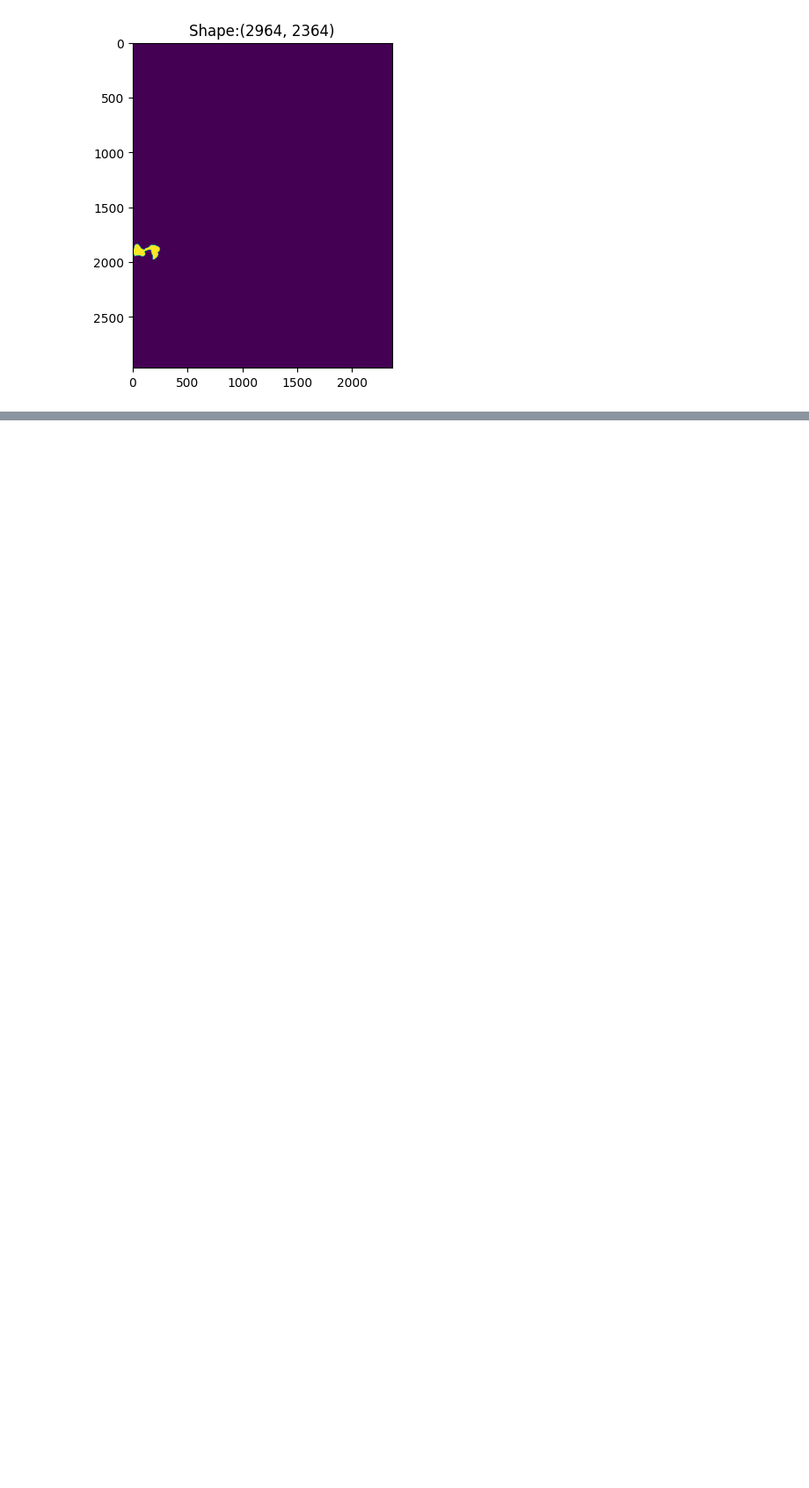
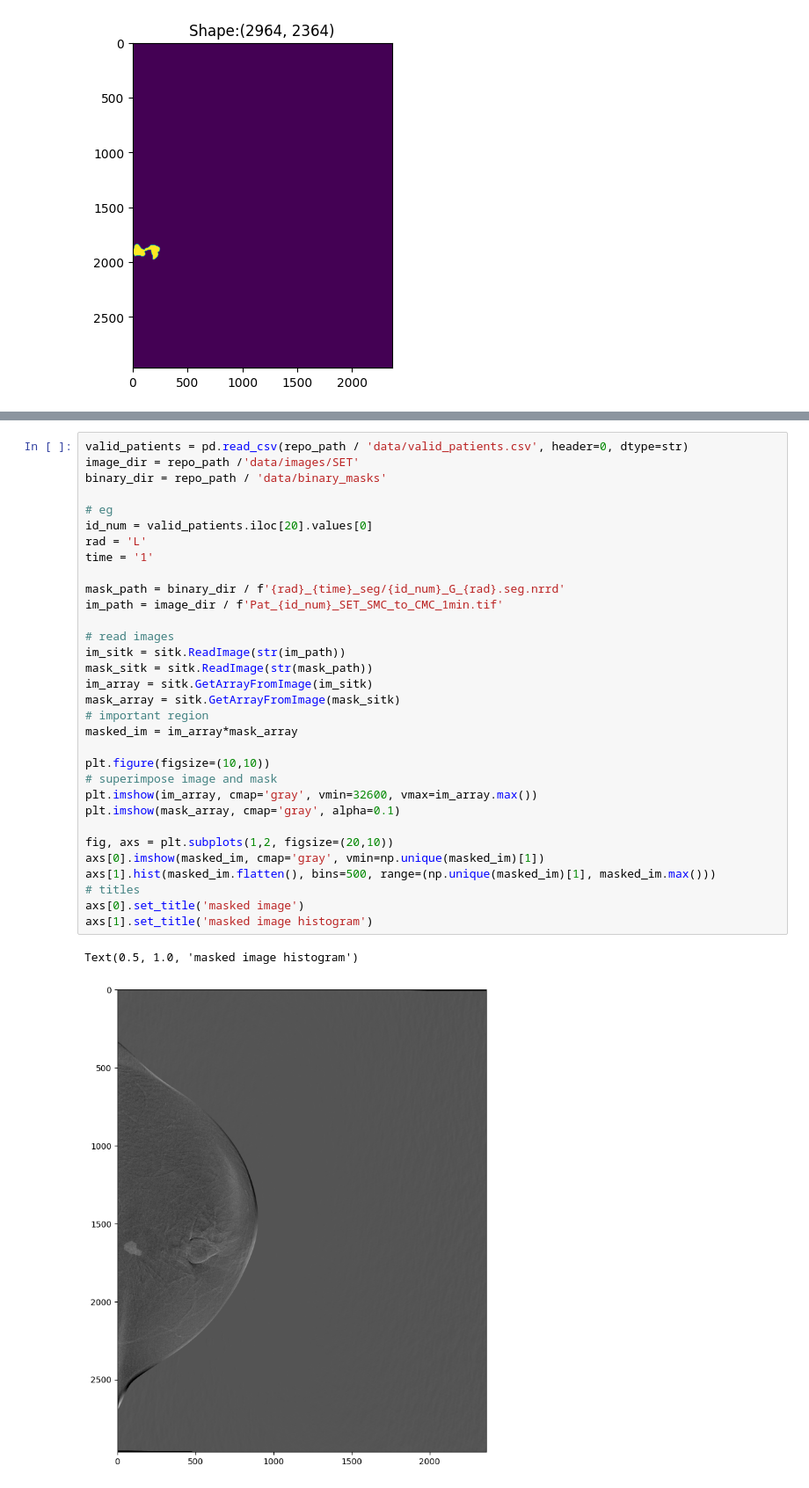
Before and after one commit to Likalto4/Added_value_feature_uncertainty, a Jupyter notebook: data_analysis/data_visualisation.ipynb, the cells around one changed output, grey strips where cells are left out. Shown at 88% size. Saved outputs shown, nothing was run; the diff lists cells and outputs as text; blank space fills up the shorter version.

```diff
--- a/data_analysis/data_visualisation.ipynb
+++ b/data_analysis/data_visualisation.ipynb
@@ -168,0 +166,35 @@ expand_rd:[ 986 2117]
+# %%
+valid_patients = pd.read_csv(repo_path / 'data/valid_patients.csv', header=0, dtype=str)
+image_dir = repo_path /'data/images/SET'
+binary_dir = repo_path / 'data/binary_masks'
+
+# eg
+id_num = valid_patients.iloc[20].values[0]
+rad = 'L'
+time = '1'
+
+mask_path = binary_dir / f'{rad}_{time}_seg/{id_num}_G_{rad}.seg.nrrd'
+im_path = image_dir / f'Pat_{id_num}_SET_SMC_to_CMC_1min.tif'
+
+# read images
+im_sitk = sitk.ReadImage(str(im_path))
+mask_sitk = sitk.ReadImage(str(mask_path))
+im_array = sitk.GetArrayFromImage(im_sitk)
+mask_array = sitk.GetArrayFromImage(mask_sitk)
+# important region
+masked_im = im_array*mask_array
+
+plt.figure(figsize=(10,10))
+# superimpose image and mask
+plt.imshow(im_array, cmap='gray', vmin=32600, vmax=im_array.max())
+plt.imshow(mask_array, cmap='gray', alpha=0.1)
+
+fig, axs = plt.subplots(1,2, figsize=(20,10))
+axs[0].imshow(masked_im, cmap='gray', vmin=np.unique(masked_im)[1])
+axs[1].hist(masked_im.flatten(), bins=500, range=(np.unique(masked_im)[1], masked_im.max()))
+# titles
+axs[0].set_title('masked image')
+axs[1].set_title('masked image histogram')
+# %% [output]
+Text(0.5, 1.0, 'masked image histogram')
+[figure, added]
```
Also changed, not shown: parts of 11 cells of this notebook, 1 other file.
